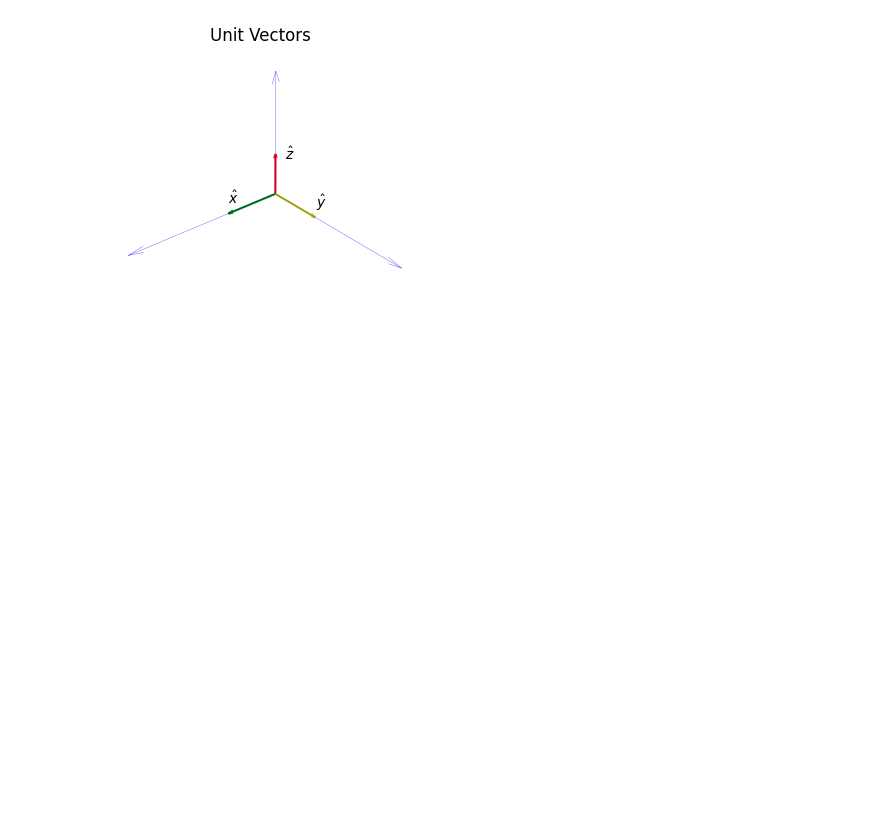
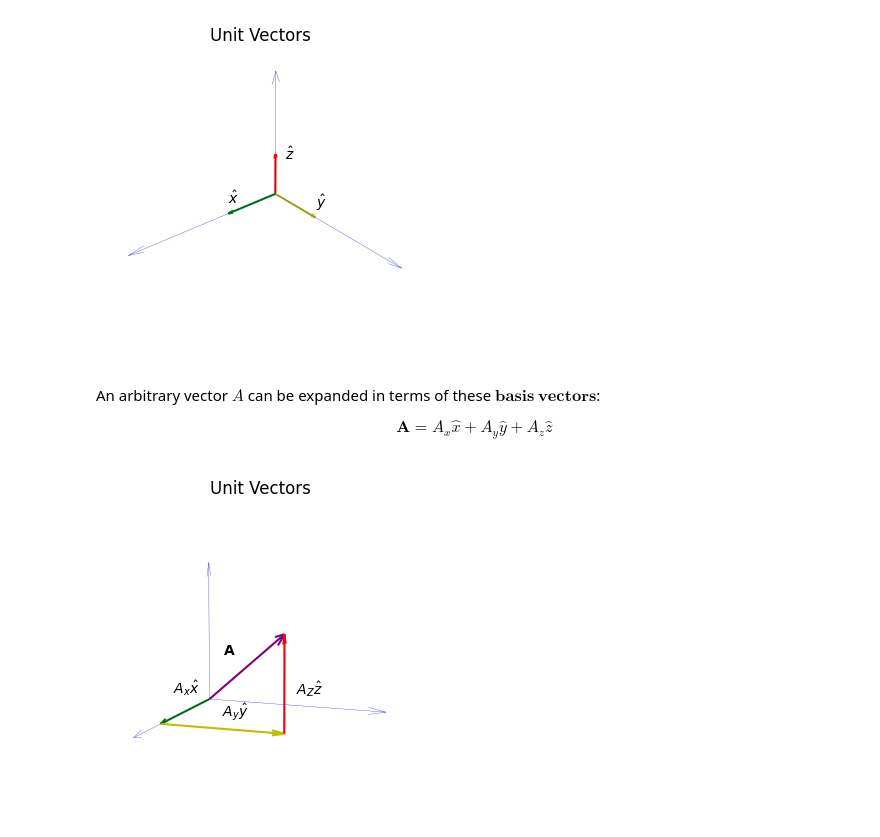
Before and after one commit to Artuk009/Electrodynamics, a Jupyter notebook: Chapter_01.ipynb, the cells around one changed output. Cells and saved outputs as stored; diff of their text form; code cells hidden in the pictures; blank space fills up the shorter version.

Commit message:
Basis Vectors

```diff
--- a/Chapter_01.ipynb
+++ b/Chapter_01.ipynb
@@ -178,3 +178,56 @@ ax.set_title("Unit Vectors")
 plt.show()
 # %% [output]
 [figure]
+# %% [markdown]
+An arbitrary vector $A$ can be expanded in terms of these $\mathbf{basis\ vectors}$:
+\begin{align*}
+\mathbf{A}=A_x\hat{x}+A_y\hat{y}+A_z\hat{z}
+\end{align*}
+# %%
+# Graph of unit vectors
+xhat = np.array([1,0,0])
+yhat = np.array([0,1,0])
+zhat = np.array([0,0,1])
+
+x = np.array([3,0,0])
+y = np.array([0,3,0])
+z = np.array([0,0,3])
+
+A = np.array([2,2,2])
+
+Ax = A[0]
+Ay = A[1]
+Az = A[2]
+
+fig = plt.figure(figsize=(4,4))
+ax = fig.add_subplot(projection="3d")
+
+ax.text(0, 0.25, 1, r"$\mathbf{A}$")
+ax.text(1.5, 0, 0.5, r"$A_x\hat{x}$")
+ax.text(2, 1, 0.25, r"$A_y\hat{y}$")
+ax.text(0, 1.5, 0.25, r"$A_Z\hat{z}$")
+
+ax.quiver(0,0,0, x[0], x[1], x[2], arrow_length_ratio=0.1, color='b', linewidths=0.2)
+ax.quiver(0,0,0, y[0], y[1], y[2], arrow_length_ratio=0.1, color='b', linewidths=0.2)
+ax.quiver(0,0,0, z[0], z[1], z[2], arrow_length_ratio=0.1, color='b', linewidths=0.2)
+
+ax.quiver(0,0,0, A[0], A[1], A[2], arrow_length_ratio=0.1, color='purple')
+
+ax.quiver(0,0,0, Ax*xhat[0], Ax*xhat[1], Ax*xhat[2], arrow_length_ratio=0.1, color='g')
+ax.quiver(Ax*xhat[0], Ax*xhat[1], Ax*xhat[2], Ay*yhat[0], Ay*yhat[1], Ay*yhat[2], arrow_length_ratio=0.1, color='y')
+ax.quiver(
+    Ax*xhat[0]+Ay*yhat[0], Ax*xhat[1]+Ay*yhat[1], Ax*xhat[2]+Ay*yhat[2], Az*zhat[0], Az*zhat[1], Az*zhat[2],
+    arrow_length_ratio=0.1, color='r')
+
+ax.set_xlim([0,3])
+ax.set_ylim([0,3])
+ax.set_zlim([0,3])
+
+# Rotate view
+ax.view_init(10,20)
+ax.set_axis_off()
+ax.set_title("Unit Vectors")
+
+plt.show()
+# %% [output]
+[figure, added]
```
